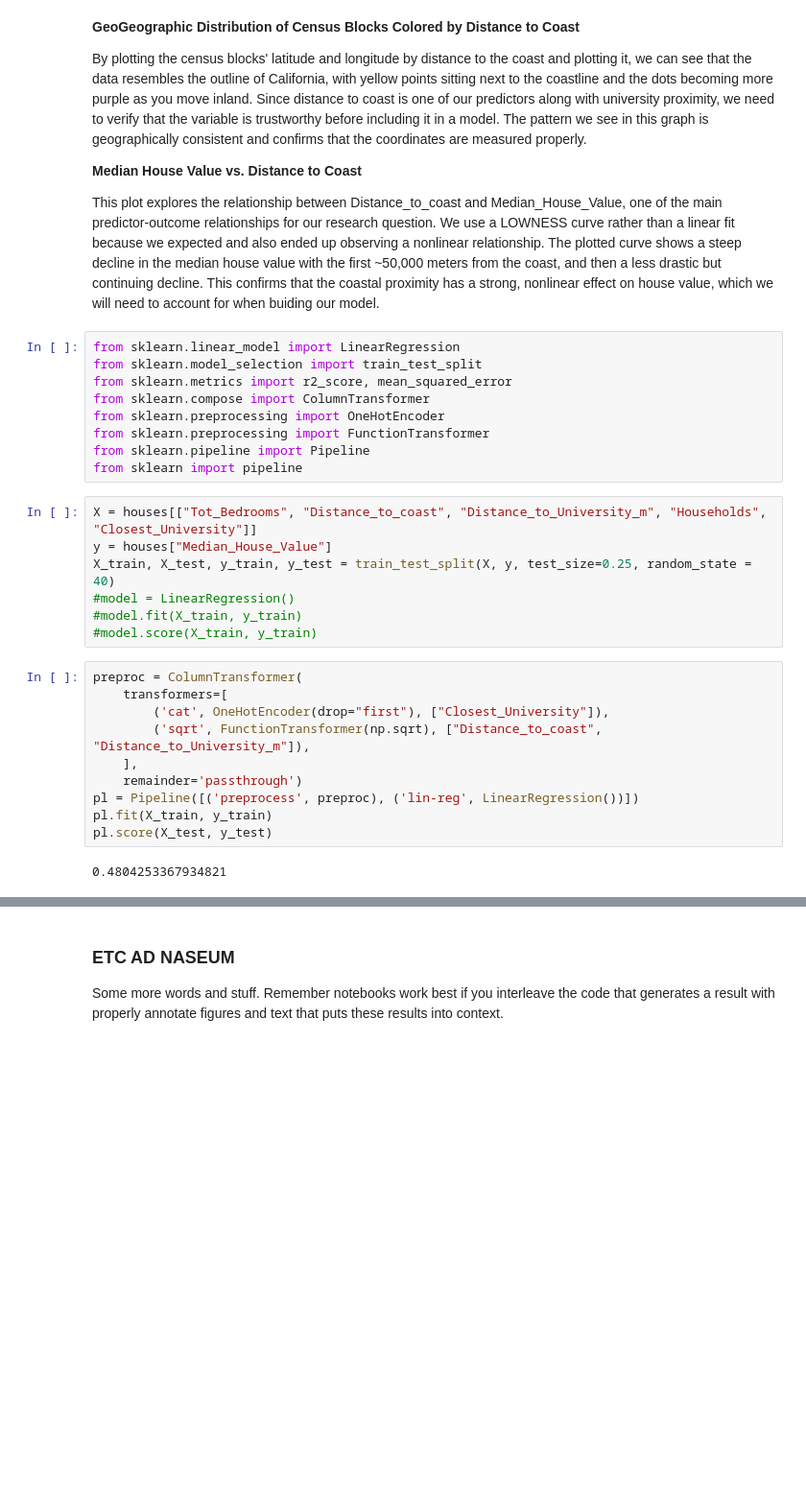
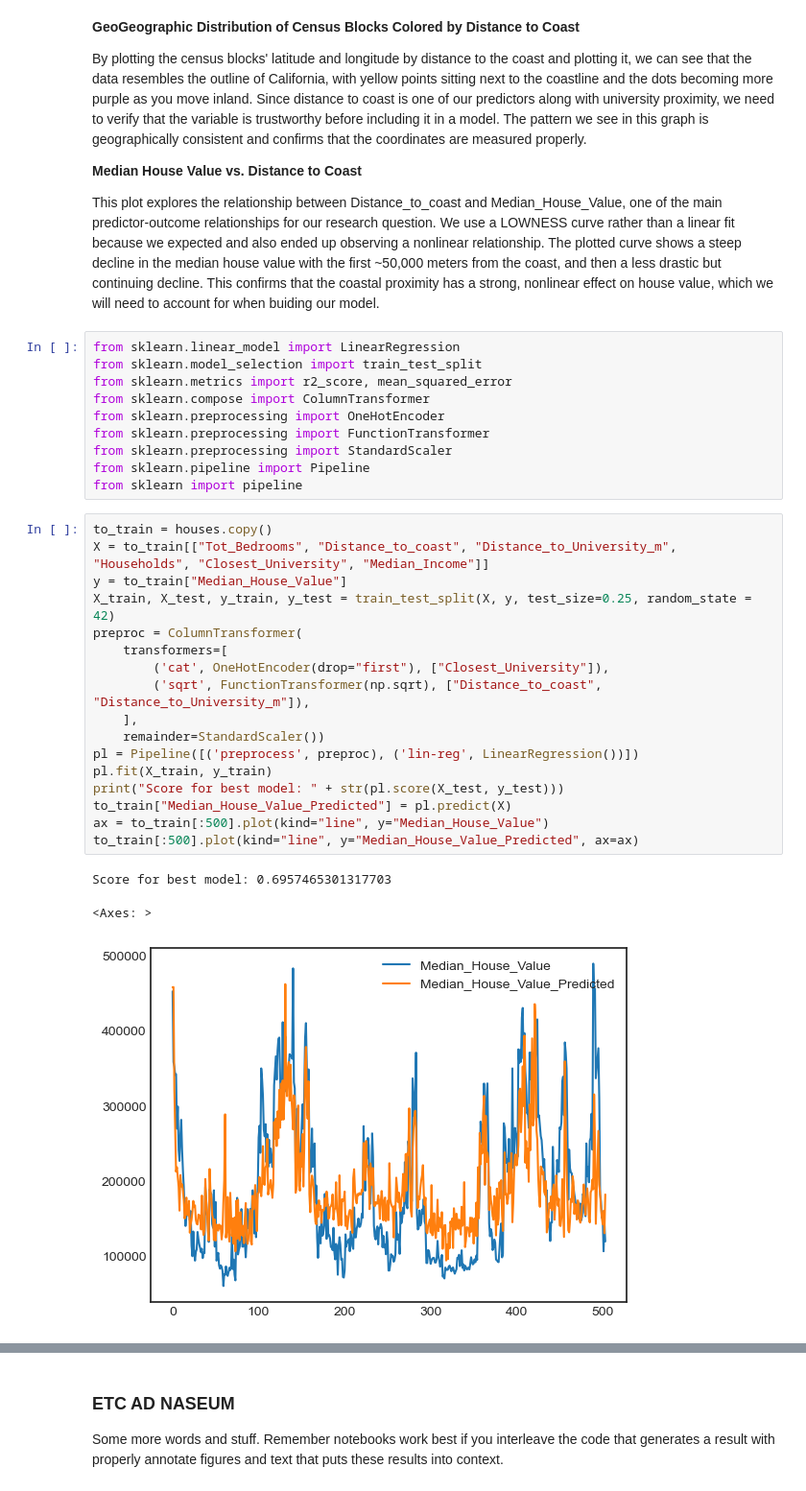
Before and after one commit to COGS108/Group091_WI26, a Jupyter notebook: 03-FinalProject.ipynb, the cells around one changed output, grey strips where cells are left out. Shown at 96% size. Drawn from its saved outputs; the diff is of its cells as text; blank space fills up the shorter version.

Commit message:
finalized simple model

```diff
--- a/03-FinalProject.ipynb
+++ b/03-FinalProject.ipynb
@@ -804,24 +804,27 @@ from sklearn.metrics import r2_score, mean_squared_error
 from sklearn.compose import ColumnTransformer
 from sklearn.preprocessing import OneHotEncoder
 from sklearn.preprocessing import FunctionTransformer
+from sklearn.preprocessing import StandardScaler
 from sklearn.pipeline import Pipeline
 from sklearn import pipeline
-# %%
-X = houses[["Tot_Bedrooms", "Distance_to_coast", "Distance_to_University_m", "Households", "Closest_University"]]
-y = houses["Median_House_Value"]
-X_train, X_test, y_train, y_test = train_test_split(X, y, test_size=0.25, random_state = 40)
-#model = LinearRegression()
-#model.fit(X_train, y_train)
-#model.score(X_train, y_train)
 # %%
+to_train = houses.copy()
+X = to_train[["Tot_Bedrooms", "Distance_to_coast", "Distance_to_University_m", "Households", "Closest_University", "Median_Income"]]
+y = to_train["Median_House_Value"]
+X_train, X_test, y_train, y_test = train_test_split(X, y, test_size=0.25, random_state = 42)
 preproc = ColumnTransformer(
     transformers=[
         ('cat', OneHotEncoder(drop="first"), ["Closest_University"]),
         ('sqrt', FunctionTransformer(np.sqrt), ["Distance_to_coast", "Distance_to_University_m"]),
     ],
-    remainder='passthrough')
+    remainder=StandardScaler())
 pl = Pipeline([('preprocess', preproc), ('lin-reg', LinearRegression())])
 pl.fit(X_train, y_train)
-pl.score(X_test, y_test)
+print("Score for best model: " + str(pl.score(X_test, y_test)))
+to_train["Median_House_Value_Predicted"] = pl.predict(X)
+ax = to_train[:500].plot(kind="line", y="Median_House_Value")
+to_train[:500].plot(kind="line", y="Median_House_Value_Predicted", ax=ax)
 # %% [output]
-0.4804253367934821
+Score for best model: 0.6957465301317703
+<Axes: >
+[figure, added]
```
Also changed, not shown: parts of 2 cells of this notebook.
